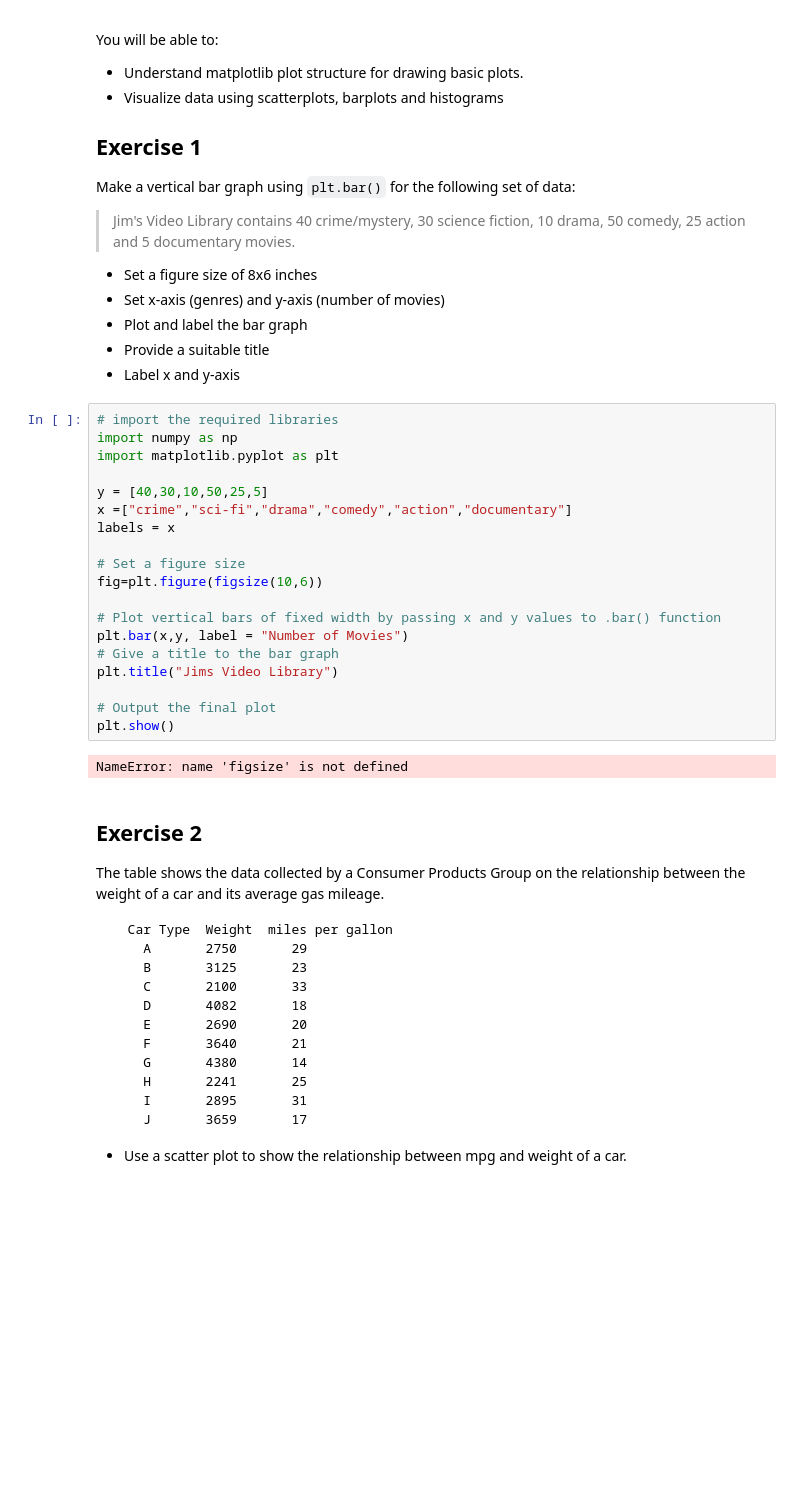
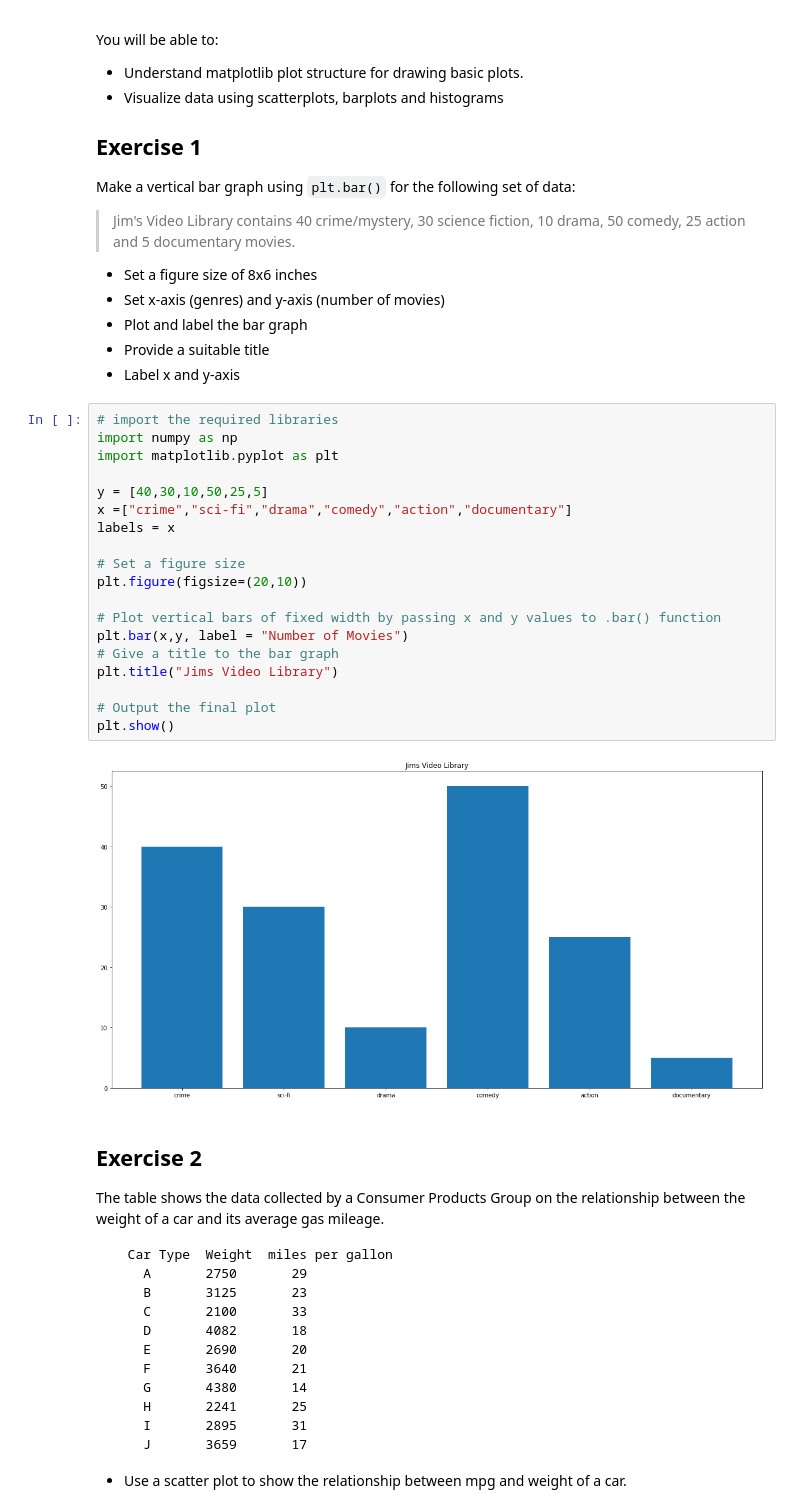
Before and after one commit to Pietrassyk/dsc-data-viz-lab-nyc-ds-career-042219, a Jupyter notebook: index.ipynb, the cells around one changed output. Saved outputs shown, nothing was run; the diff lists cells and outputs as text; blank space fills up the shorter version.

```diff
--- a/index.ipynb
+++ b/index.ipynb
@@ -23,24 +23,24 @@ Make a vertical bar graph using `plt.bar()` for the following set of data:
 # %%
 # import the required libraries
 import numpy as np
 import matplotlib.pyplot as plt
 
 y = [40,30,10,50,25,5]
 x =["crime","sci-fi","drama","comedy","action","documentary"]
 labels = x
 
 # Set a figure size
-fig=plt.figure(figsize(10,6))
+plt.figure(figsize=(20,10))
 
 # Plot vertical bars of fixed width by passing x and y values to .bar() function
 plt.bar(x,y, label = "Number of Movies")
 # Give a title to the bar graph
 plt.title("Jims Video Library")
 
 # Output the final plot
 plt.show()
 # %% [output]
-NameError: name 'figsize' is not defined
+[figure, added]
 # %% [markdown]
 ## Exercise 2
 
```
